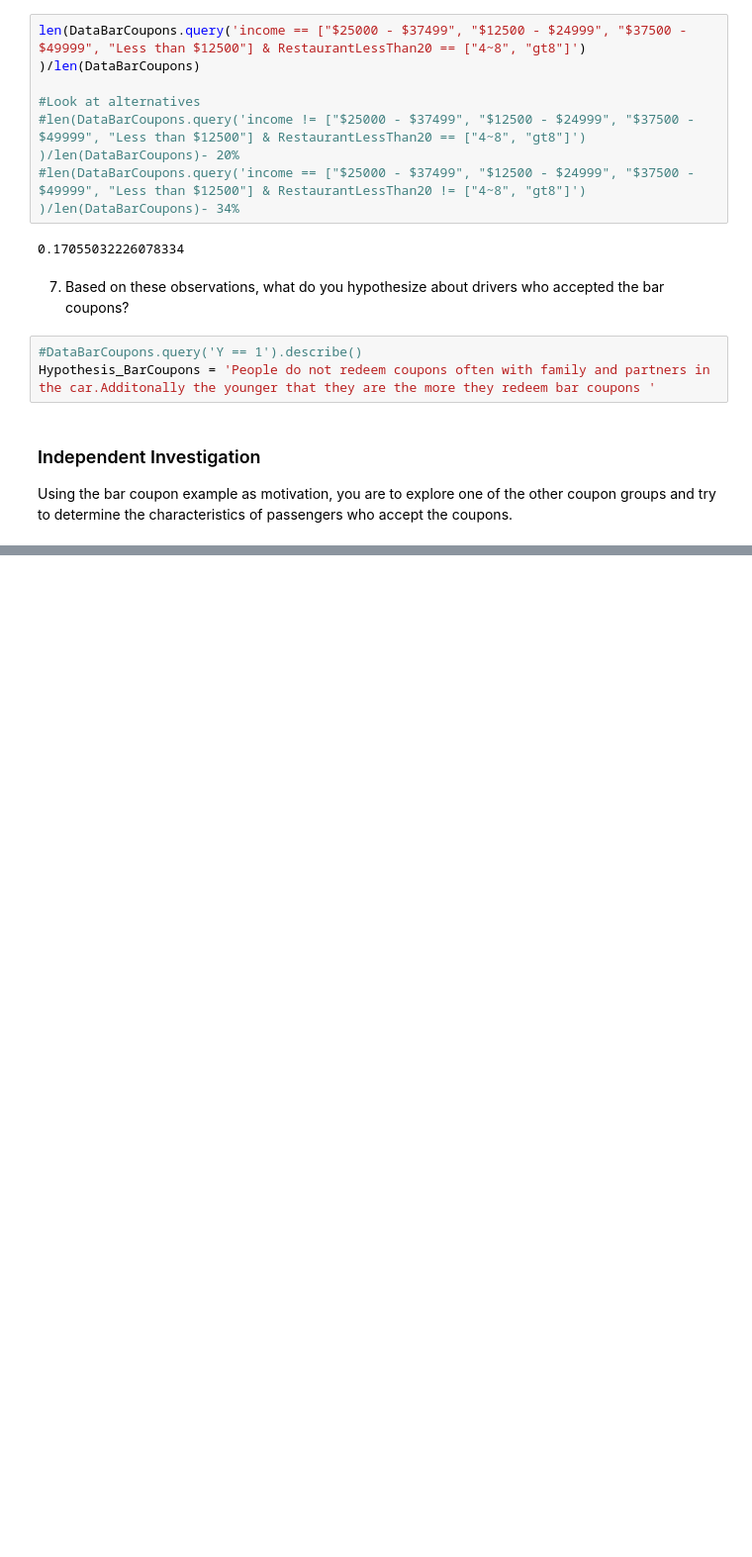
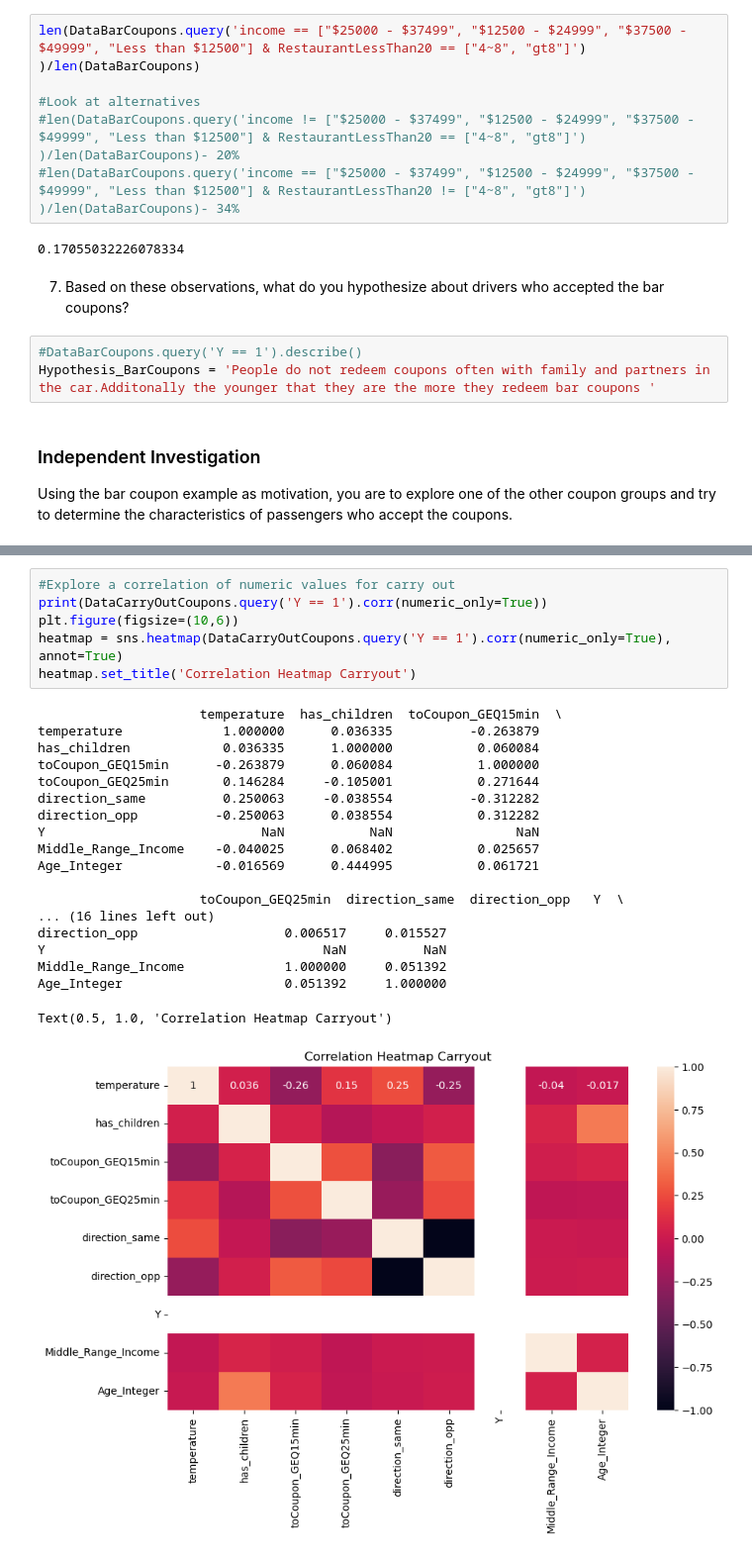
Before and after one commit to TheBethFord/AIML_BerkeleyHaas_Module5, a Jupyter notebook: AIML_B2C_Coupon.ipynb, the cells around one changed output, grey strips where cells are left out. Shown at 99% size. Cells and saved outputs as stored; diff of their text form; blank space fills up the shorter version.

```diff
--- a/AIML_B2C_Coupon.ipynb
+++ b/AIML_B2C_Coupon.ipynb
@@ -279,0 +489,26 @@ Using the bar coupon example as motivation, you are to explore one of the other
+# %%
+#Explore a correlation of numeric values for carry out
+print(DataCarryOutCoupons.query('Y == 1').corr(numeric_only=True))
+plt.figure(figsize=(10,6))
+heatmap = sns.heatmap(DataCarryOutCoupons.query('Y == 1').corr(numeric_only=True), annot=True)
+heatmap.set_title('Correlation Heatmap Carryout')
+# %% [output]
+                     temperature  has_children  toCoupon_GEQ15min  \
+temperature             1.000000      0.036335          -0.263879
+has_children            0.036335      1.000000           0.060084
+toCoupon_GEQ15min      -0.263879      0.060084           1.000000
+toCoupon_GEQ25min       0.146284     -0.105001           0.271644
+direction_same          0.250063     -0.038554          -0.312282
+direction_opp          -0.250063      0.038554           0.312282
+Y                            NaN           NaN                NaN
+Middle_Range_Income    -0.040025      0.068402           0.025657
+Age_Integer            -0.016569      0.444995           0.061721
+
+                     toCoupon_GEQ25min  direction_same  direction_opp   Y  \
+... (16 lines left out)
+direction_opp                   0.006517     0.015527
+Y                                    NaN          NaN
+Middle_Range_Income             1.000000     0.051392
+Age_Integer                     0.051392     1.000000
+Text(0.5, 1.0, 'Correlation Heatmap Carryout')
+[figure, added]
```
Also changed, not shown: parts of 32 cells of this notebook, 2 other files.
